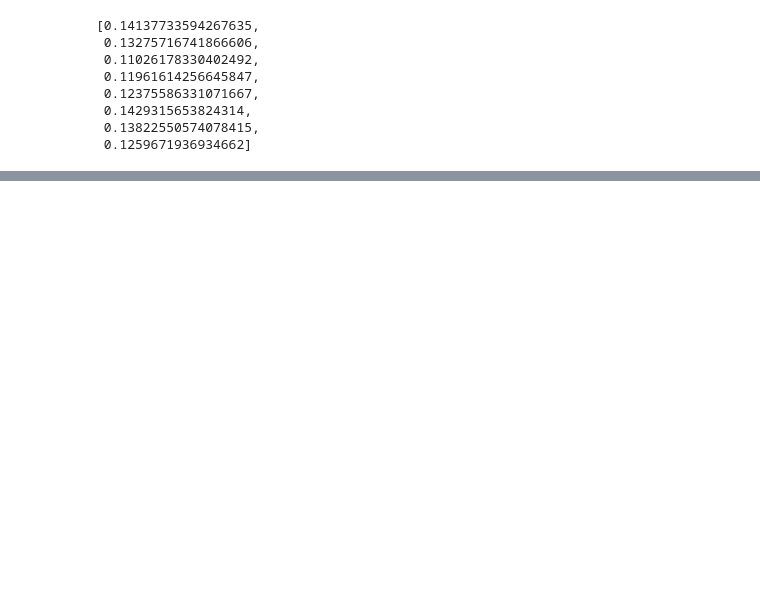
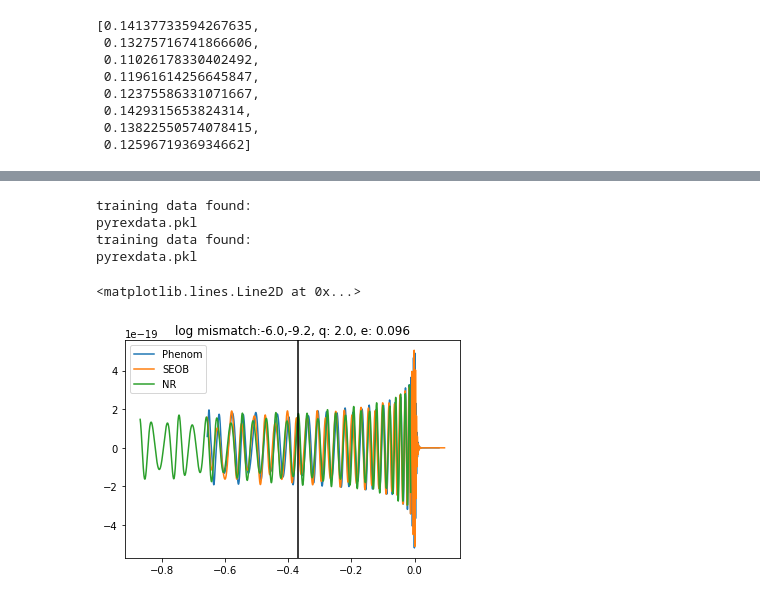
Before and after one commit to Yoshinta/pyrex, a Jupyter notebook: example/testresult.ipynb, the cells around one changed output, grey strips where cells are left out. Drawn from its saved outputs; the diff is of its cells as text; code cells hidden in the pictures; blank space fills up the shorter version.

```diff
--- a/example/testresult.ipynb
+++ b/example/testresult.ipynb
@@ -203,0 +302,24 @@ pyrexdata.pkl
+# %%
+i=6
+m1,m2=masses_from_q(data_test['q'][i],total_mass)
+mass1=m1
+mass2=m2
+x=x_test[i]
+eccentricity=data_test['e_comm'][i]
+testPhenom=Cookware(approximant1,mass1,mass2,spin1x,spin1y,spin1z,spin2x,spin2y,spin2z,eccentricity,x,inclination,distance,coa_phase)
+testSEOB=Cookware(approximant2,mass1,mass2,spin1x,spin1y,spin1z,spin2x,spin2y,spin2z,eccentricity,x,inclination,distance,coa_phase)
+matchPhnm=compute_match(data_test['time'][i],data_test['h22'][i],testPhenom.time/(total_mass*lal.MTSUN_SI),testPhenom.h22/(scale*y22),newt,samplerate)
+matchSEOB=compute_match(data_test['time'][i],data_test['h22'][i],testSEOB.time/(total_mass*lal.MTSUN_SI),testSEOB.h22/(scale*y22),newt,samplerate)
+plt.plot(testPhenom.time[1500:],testPhenom.h22[1500:],label='Phenom')
+plt.plot(testSEOB.time[50:],testSEOB.h22[50:]*np.exp(3./5*np.pi*1j),label='SEOB')
+plt.plot(data_test['time'][i]*(total_mass*lal.MTSUN_SI),data_test['h22'][i]*(scale*y22)*np.exp(np.pi/2*1j),label='NR')
+plt.legend()
+plt.title('log mismatch:'+str(round(np.log10(1-matchPhnm),1))+','+str(round(np.log10(1-matchSEOB),1))+', q: '+str(data_test['q'][i])+', e: '+str(data_test['e_comm'][i]))
+plt.axvline(x=-1500*(total_mass*lal.MTSUN_SI),color='k')
+# %% [output]
+training data found:
+pyrexdata.pkl
+training data found:
+pyrexdata.pkl
+<matplotlib.lines.Line2D at 0x...>
+[figure, added]
```
Also changed, not shown: parts of 48 cells of this notebook, 4 other files.
